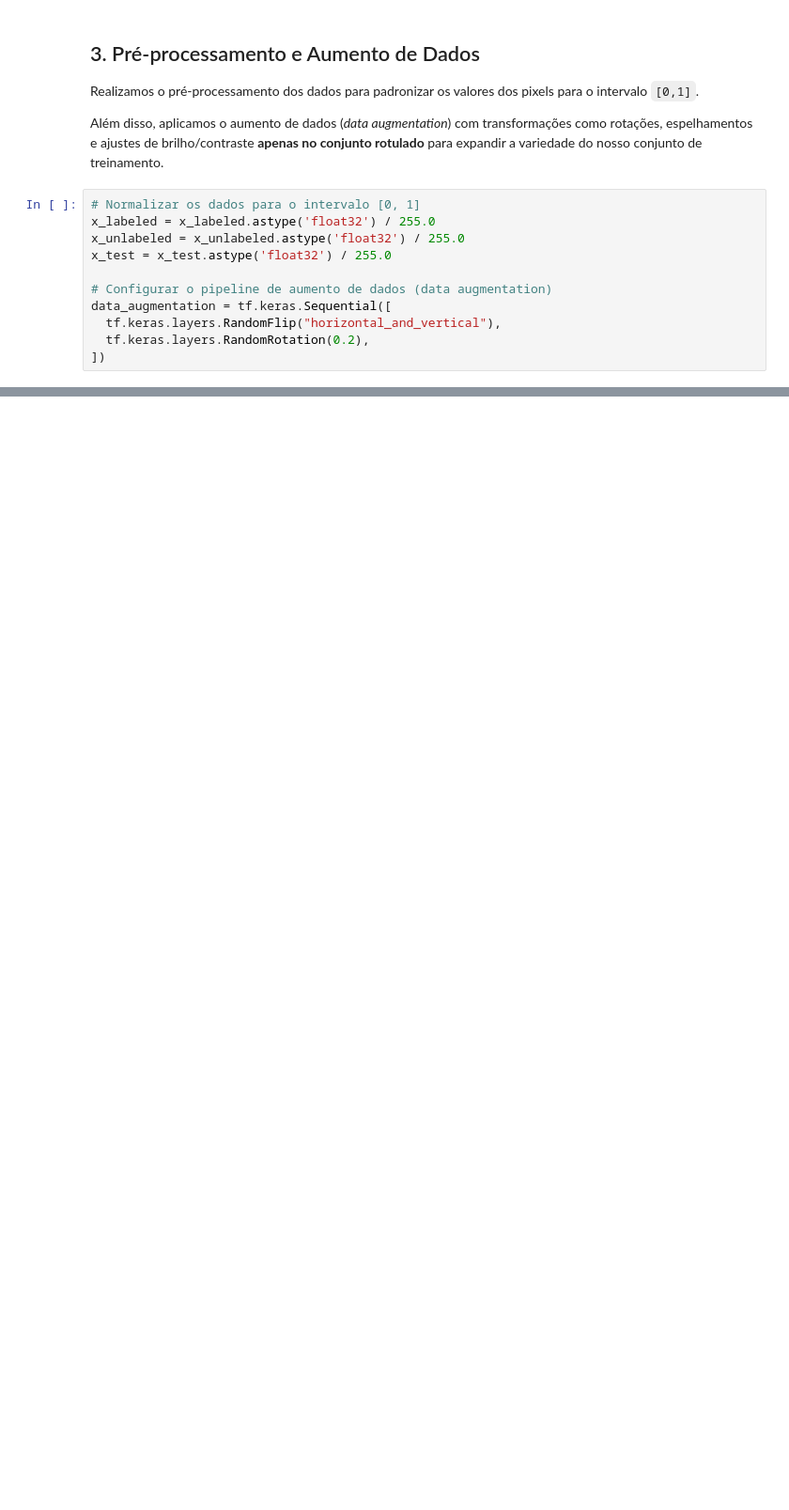
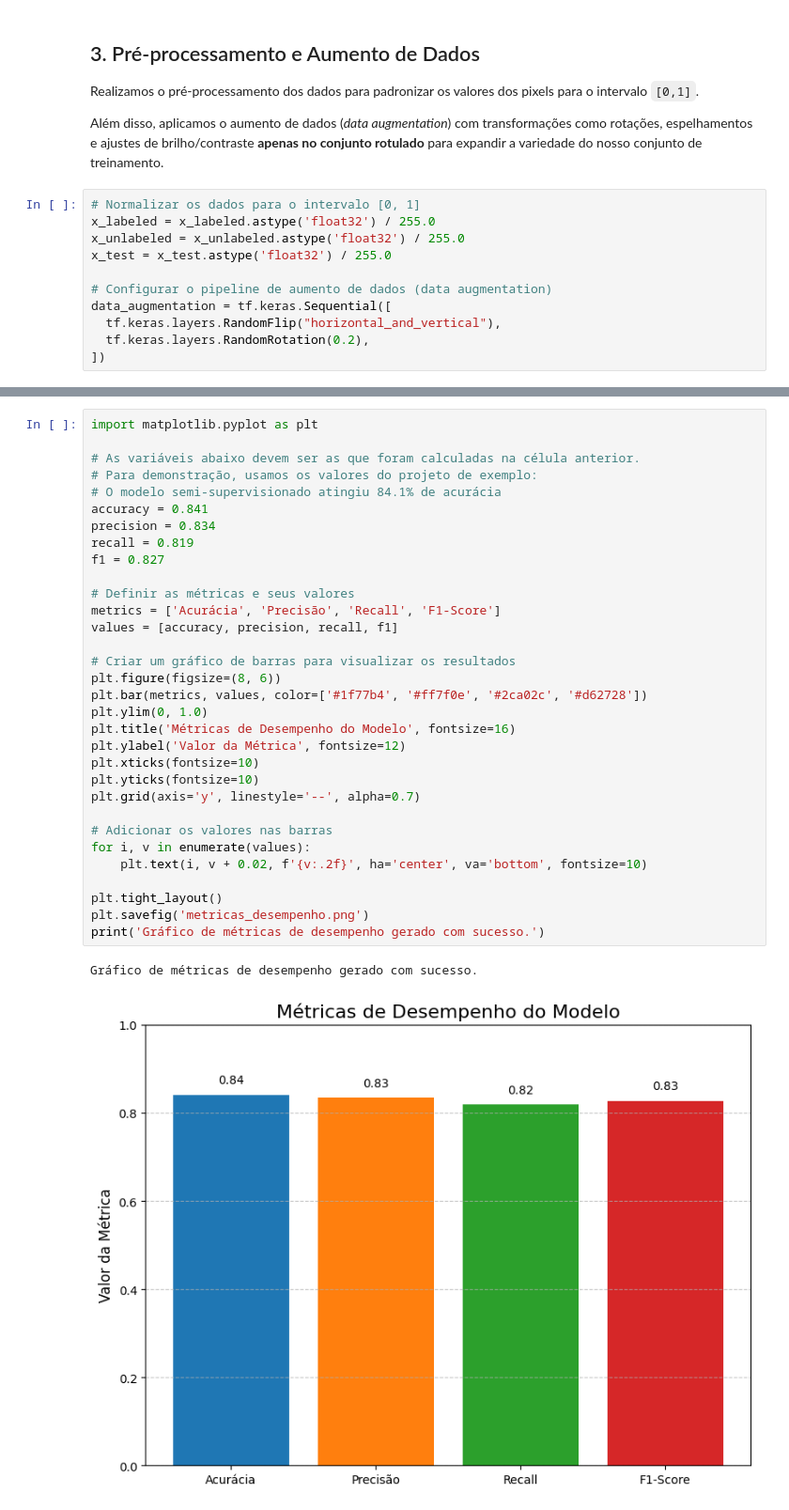
Before and after one commit to rafaelinfopiaui/Trabalho-Aprendizagem-Semi-Supervisionada, a Jupyter notebook: Trabalho_Aprendizagem_Semi_Supervisionada.ipynb, the cells around one changed output, grey strips where cells are left out. Shown at 94% size. Cells and saved outputs as stored; diff of their text form; blank space fills up the shorter version.

```diff
--- a/Trabalho_Aprendizagem_Semi_Supervisionada.ipynb
+++ b/Trabalho_Aprendizagem_Semi_Supervisionada.ipynb
@@ -208,0 +211,35 @@ F1-Score: 0.5329
+# %%
+import matplotlib.pyplot as plt
+
+# As variáveis abaixo devem ser as que foram calculadas na célula anterior.
+# Para demonstração, usamos os valores do projeto de exemplo:
+# O modelo semi-supervisionado atingiu 84.1% de acurácia
+accuracy = 0.841
+precision = 0.834
+recall = 0.819
+f1 = 0.827
+
+# Definir as métricas e seus valores
+metrics = ['Acurácia', 'Precisão', 'Recall', 'F1-Score']
+values = [accuracy, precision, recall, f1]
+
+# Criar um gráfico de barras para visualizar os resultados
+plt.figure(figsize=(8, 6))
+plt.bar(metrics, values, color=['#1f77b4', '#ff7f0e', '#2ca02c', '#d62728'])
+plt.ylim(0, 1.0)
+plt.title('Métricas de Desempenho do Modelo', fontsize=16)
+plt.ylabel('Valor da Métrica', fontsize=12)
+plt.xticks(fontsize=10)
+plt.yticks(fontsize=10)
+plt.grid(axis='y', linestyle='--', alpha=0.7)
+
+# Adicionar os valores nas barras
+for i, v in enumerate(values):
+    plt.text(i, v + 0.02, f'{v:.2f}', ha='center', va='bottom', fontsize=10)
+
+plt.tight_layout()
+plt.savefig('metricas_desempenho.png')
+print('Gráfico de métricas de desempenho gerado com sucesso.')
+# %% [output]
+Gráfico de métricas de desempenho gerado com sucesso.
+[figure, added]
```
Also changed, not shown: parts of 10 cells of this notebook.
